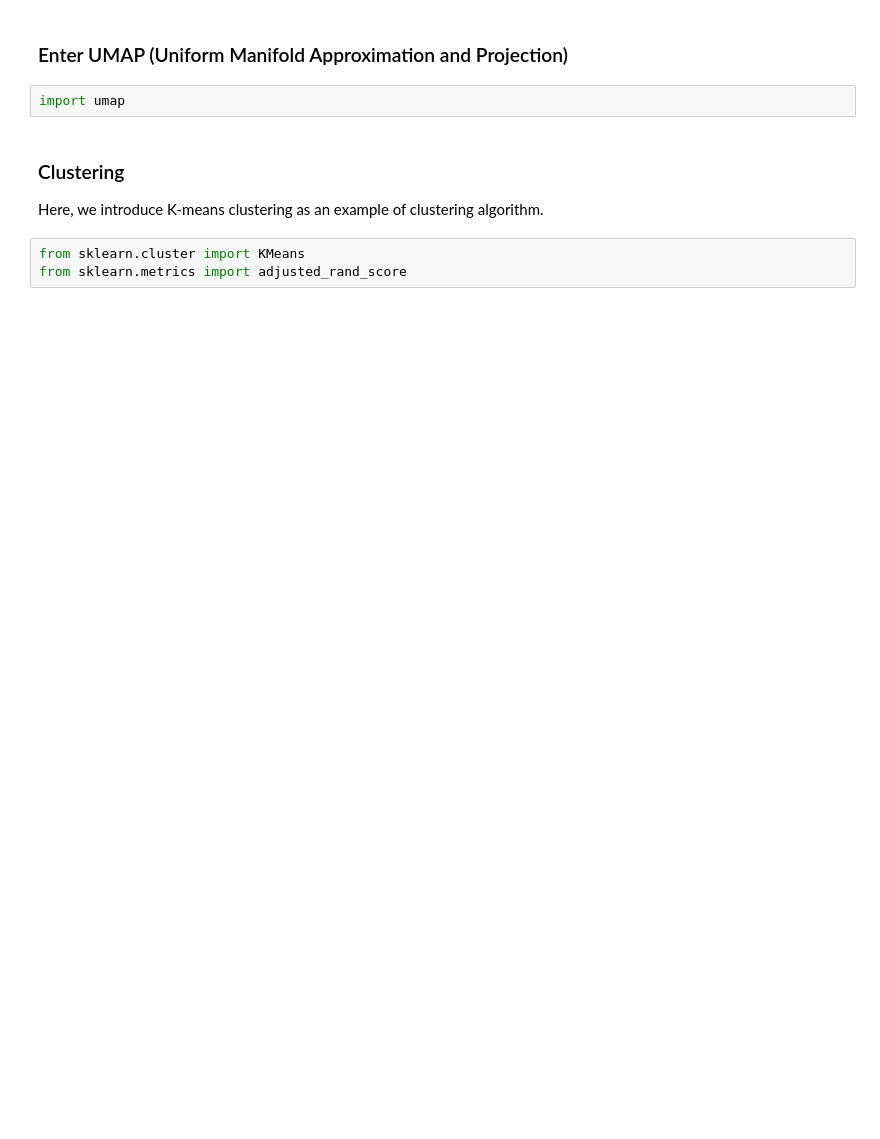
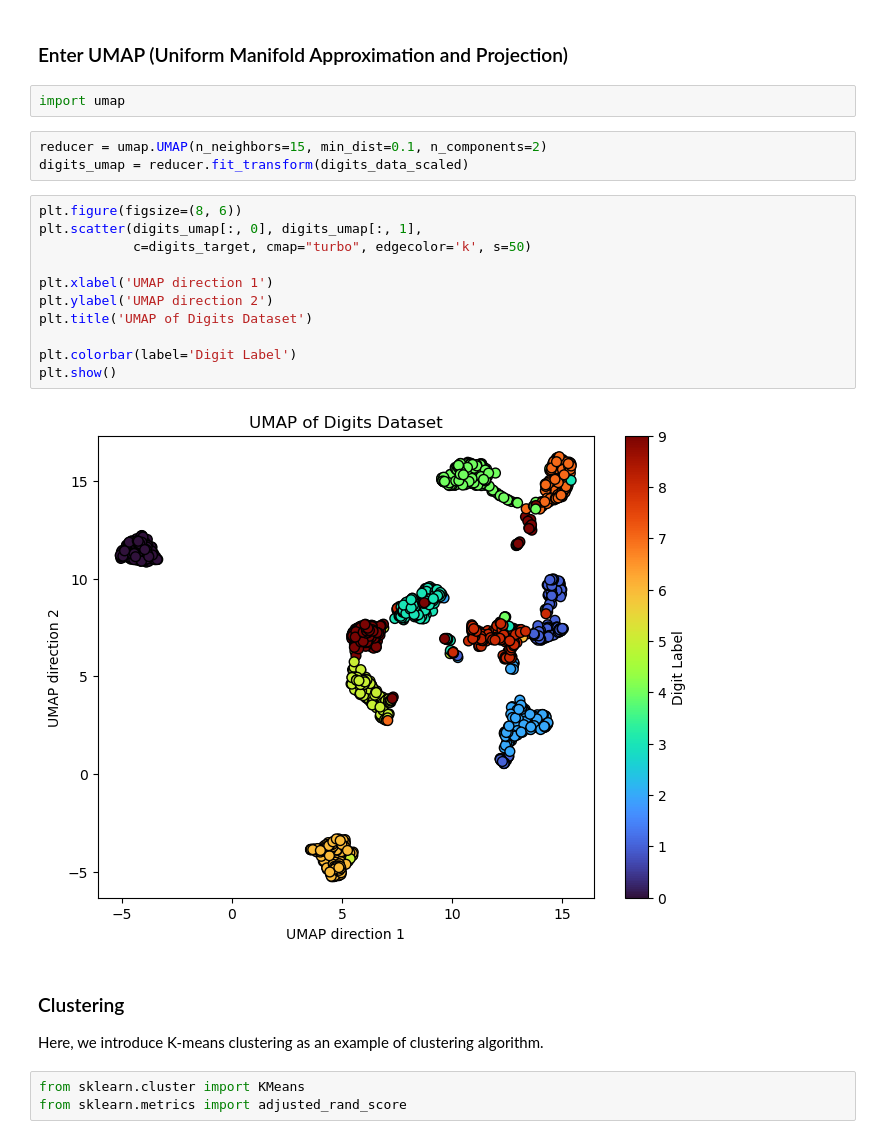
Before and after one commit to maggie-jiayizhang/pni_python_2025, a Jupyter notebook: notebooks/july_16.ipynb, the cells around one changed output. Cells and saved outputs as stored; diff of their text form; blank space fills up the shorter version.

```diff
--- a/notebooks/july_16.ipynb
+++ b/notebooks/july_16.ipynb
@@ -45,6 +72,22 @@ Generally, there are a few things we care about after we perform PCA:
 ### Enter UMAP (Uniform Manifold Approximation and Projection)
 # %%
 import umap
+# %%
+reducer = umap.UMAP(n_neighbors=15, min_dist=0.1, n_components=2)
+digits_umap = reducer.fit_transform(digits_data_scaled)
+# %%
+plt.figure(figsize=(8, 6))
+plt.scatter(digits_umap[:, 0], digits_umap[:, 1],
+            c=digits_target, cmap="turbo", edgecolor='k', s=50)
+
+plt.xlabel('UMAP direction 1')
+plt.ylabel('UMAP direction 2')
+plt.title('UMAP of Digits Dataset')
+
+plt.colorbar(label='Digit Label')
+plt.show()
+# %% [output]
+[figure, added]
 # %% [markdown]
 ### Clustering
 Here, we introduce K-means clustering as an example of clustering algorithm.
```
Also changed, not shown: parts of 3 cells of this notebook, 2 other files.
